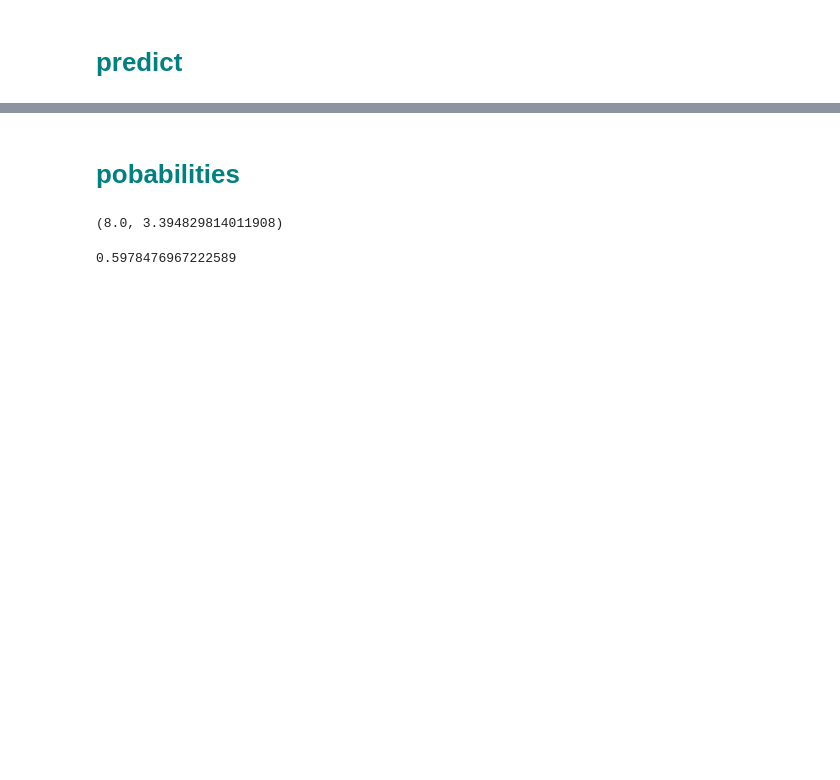
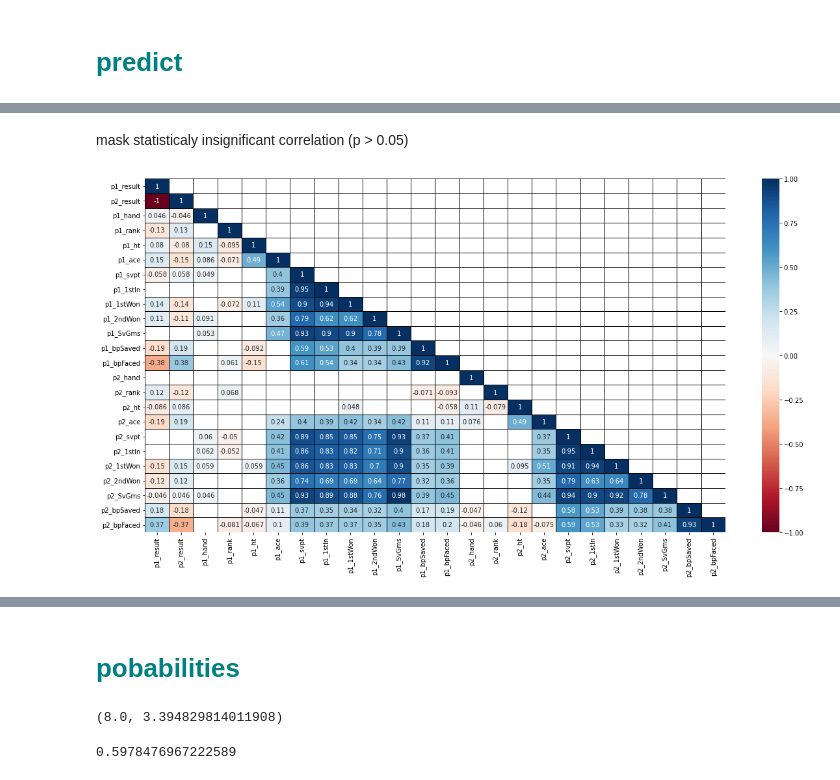
Before and after one commit to sandsmichael/bet, a Jupyter notebook: tennis.ipynb, the cells around one changed output, grey strips where cells are left out. Saved outputs shown, nothing was run; the diff lists cells and outputs as text; code cells hidden in the pictures; blank space fills up the shorter version.

```diff
--- a/tennis.ipynb
+++ b/tennis.ipynb
@@ -193,0 +227,28 @@ df = df[[
+# %% [markdown]
+mask statisticaly insignificant correlation (p > 0.05)
+# %%
+from scipy import stats
+
+def corr_sig(df=None):
+    p_matrix = np.zeros(shape=(df.shape[1],df.shape[1]))
+    for col in df.columns:
+        for col2 in df.drop(col,axis=1).columns:
+            _ , p = stats.pearsonr(df[col],df[col2])
+            p_matrix[df.columns.to_list().index(col),df.columns.to_list().index(col2)] = p
+    return p_matrix
+
+def plot_cor_matrix(corr, mask=None):
+    f, ax = plt.subplots(figsize=(20, 10))
+    sns.heatmap(corr, ax=ax,
+                mask=mask,
+                # cosmetics
+                annot=True, vmin=-1, vmax=1, center=0,
+                cmap='RdBu', linewidths=1, linecolor='black')
+
+# Plotting with significance filter
+corr = df.corr()                            # get correlation
+p_values = corr_sig(df)                     # get p-Value
+mask = np.invert(np.tril(p_values<0.05))    # mask - only get significant corr
+plot_cor_matrix(corr,mask)
+# %% [output]
+[figure, added]
```
Also changed, not shown: parts of 18 cells of this notebook, 4 other files.
